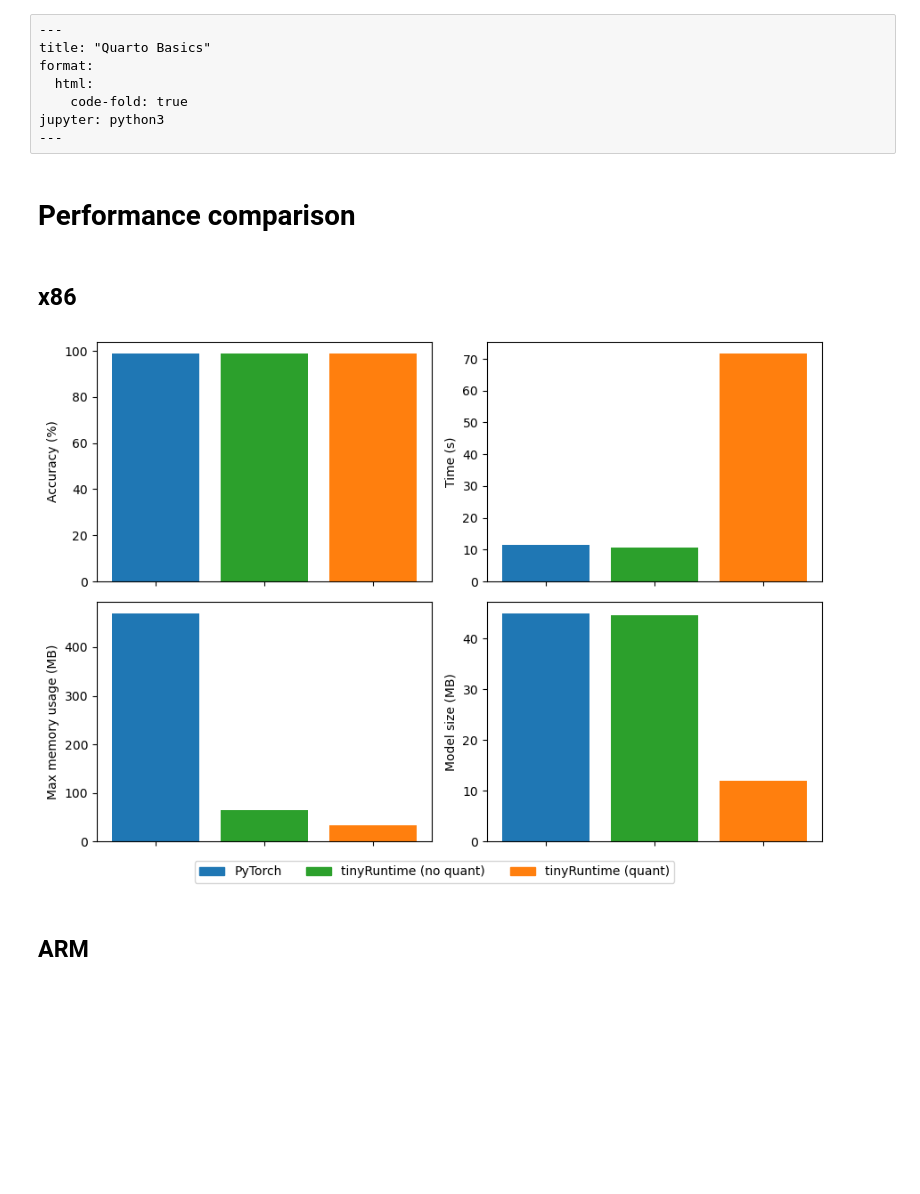
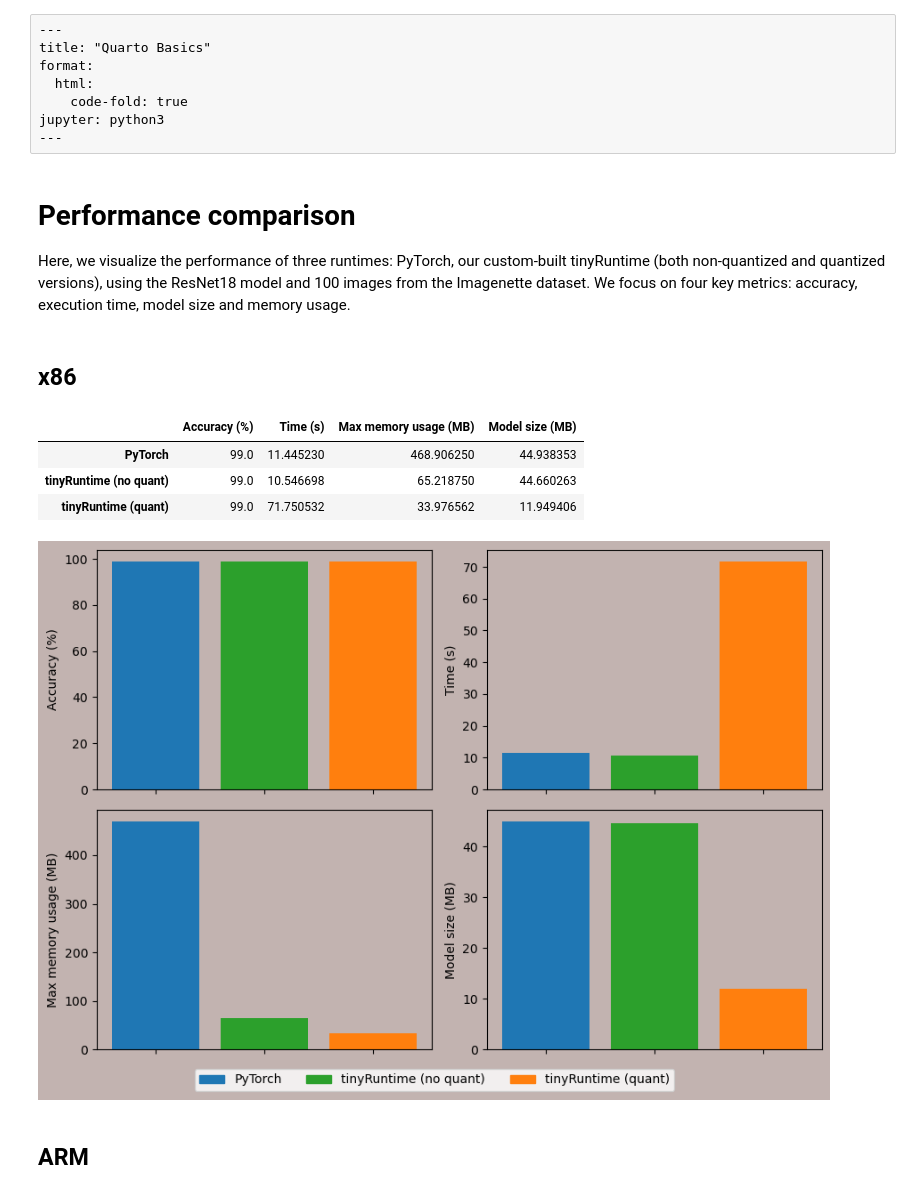
Before and after one commit to harukadoyu/njtest, a Jupyter notebook: hello.ipynb, the cells around one changed output. Cells and saved outputs as stored; diff of their text form; code cells hidden in the pictures; blank space fills up the shorter version.

```diff
--- a/hello.ipynb
+++ b/hello.ipynb
@@ -8,6 +8,8 @@ jupyter: python3
 ---
 # %% [markdown]
 # Performance comparison
+
+Here, we visualize the performance of three runtimes: PyTorch, our custom-built tinyRuntime (both non-quantized and quantized versions), using the ResNet18 model and 100 images from the Imagenette dataset. We focus on four key metrics: accuracy, execution time, model size and memory usage.
 # %% [markdown]
 ## x86
 # %%
@@ -16,6 +18,7 @@ jupyter: python3
 
 import pandas as pd
 import matplotlib.pyplot as plt
+from IPython.display import display
 
 def split_dataframe(df):
     '''Split dataframe based on Runtime (Pytorch, tinyRuntime (no quant) and tinyRuntime (quant).'''
@@ -25,39 +28,59 @@ def split_dataframe(df):
     return df_pytorch, df_trv, df_trq
 
 def plot_runtime_result(ax, column, df_pytorch, df_trv, df_trq, ylabel):
     '''Plot the latest performance comparison based on the selected column.'''
     x = ["PyTorch", "tinyRuntime (no quant)", "tinyRuntime (quant)"]
     y = [df[column].values[-1] for df in [df_pytorch, df_trv, df_trq]]
     bar_colors = ['tab:blue', 'tab:green', 'tab:orange']
     bars = ax.bar(x, y, color=bar_colors)
     ax.set_ylabel(ylabel)
     ax.set_xticklabels([])
+    ax.set_facecolor("#C2B3B0")
+
+    return y  # Return the values for the column to construct the DataFrame
 
 def plot_perf_comp(df):
     '''Plot latest performance comparisons.'''
     df_pytorch, df_trv, df_trq = split_dataframe(df)
 
     # Create subplots
     fig, axs = plt.subplots(2, 2, figsize=(9, 6), sharex=True)
-    plot_runtime_result(axs[0, 0], "Accuracy", df_pytorch, df_trv, df_trq, "Accuracy (%)")
-    plot_runtime_result(axs[0, 1], "Time", df_pytorch, df_trv, df_trq, "Time (s)")
-    plot_runtime_result(axs[1, 0], "Max memory", df_pytorch, df_trv, df_trq, "Max memory usage (MB)")
-    plot_runtime_result(axs[1, 1], "Model size", df_pytorch, df_trv, df_trq, "Model size (MB)")
 
-    # Create a single legend for all subplots
+    # Plot and collect data for each metric
+    accuracy_values = plot_runtime_result(axs[0, 0], "Accuracy", df_pytorch, df_trv, df_trq, "Accuracy (%)")
+    time_values = plot_runtime_result(axs[0, 1], "Time", df_pytorch, df_trv, df_trq, "Time (s)")
+    memory_values = plot_runtime_result(axs[1, 0], "Max memory", df_pytorch, df_trv, df_trq, "Max memory usage (MB)")
+    model_size_values = plot_runtime_result(axs[1, 1], "Model size", df_pytorch, df_trv, df_trq, "Model size (MB)")
+
+    # Create DataFrame
+    data = {
+        "Accuracy (%)": accuracy_values,
+        "Time (s)": time_values,
+        "Max memory usage (MB)": memory_values,
+        "Model size (MB)": model_size_values
+    }
+    df_results = pd.DataFrame(data, index=["PyTorch", "tinyRuntime (no quant)", "tinyRuntime (quant)"])
+    display(df_results)
+
+    # Show legend for all subplots
     labels = ["PyTorch", "tinyRuntime (no quant)", "tinyRuntime (quant)"]
     bar_colors = ['tab:blue', 'tab:green', 'tab:orange']
     patches = [plt.Rectangle((0, 0), 1, 1, color=bar_colors[i], label=labels[i]) for i in range(len(labels))]
     fig.legend(handles=patches, loc='lower center', bbox_to_anchor=(0.5, -0.05), ncol=3)
 
+    fig.patch.set_facecolor('#C2B3B0') # set background color
     plt.tight_layout()
     plt.show()
 
 df = pd.read_csv('benchmark.csv')
 df_x86 = df[df["Platform"] == "x86_64"]
 plot_perf_comp(df_x86)
 # %% [output]
+|  | Accuracy (%) | Time (s) | Max memory usage (MB) | Model size (MB) |
+| PyTorch | 99.0 | 11.445230 | 468.906250 | 44.938353 |
+| tinyRuntime (no quant) | 99.0 | 10.546698 | 65.218750 | 44.660263 |
+| tinyRuntime (quant) | 99.0 | 71.750532 | 33.976562 | 11.949406 |
-[figure, old version]
+[figure, new version]
 # %% [markdown]
 ## ARM
 # %%
```
Also changed, not shown: parts of 2 cells of this notebook.
